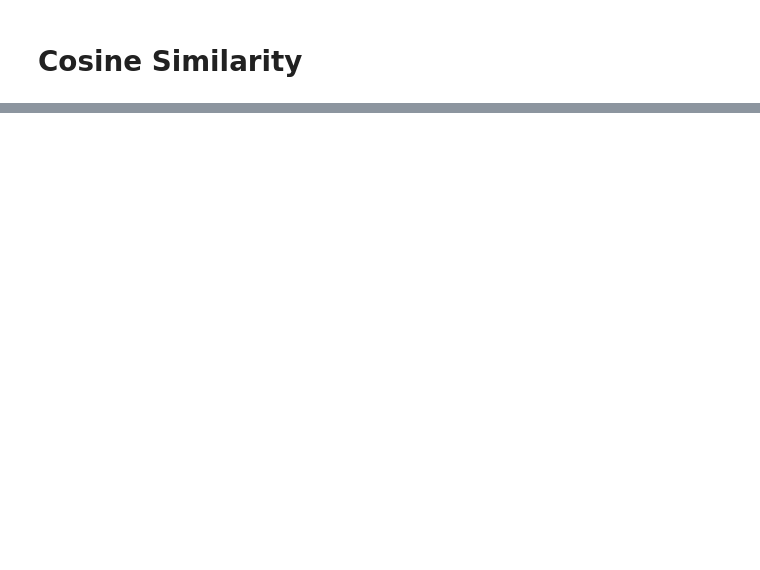
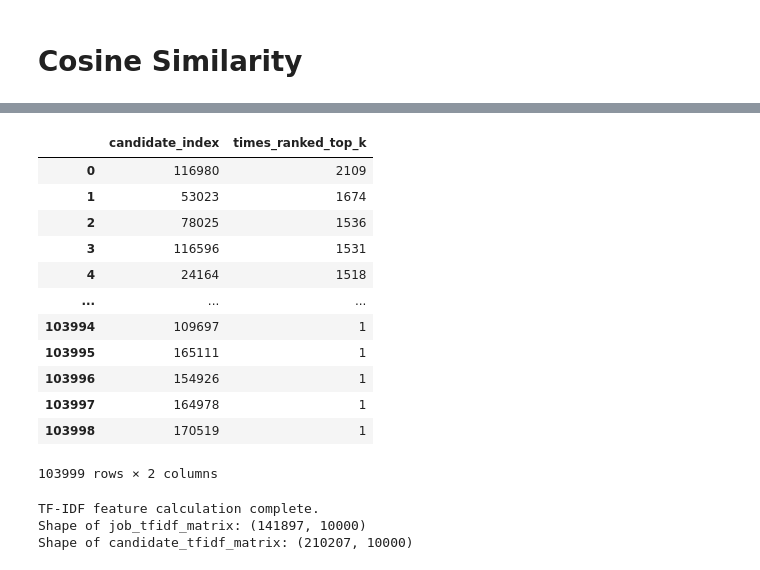
Before and after one commit to devprithvi/DijniResumeRanking, a Jupyter notebook: Preprocessing.ipynb, the cells around one changed output, grey strips where cells are left out. Saved outputs shown, nothing was run; the diff lists cells and outputs as text; code cells hidden in the pictures; blank space fills up the shorter version.

```diff
--- a/Preprocessing.ipynb
+++ b/Preprocessing.ipynb
@@ -1402,0 +1443,19 @@ Shape of candidate_tfidf_matrix: (210207, 10000)
+# %%
+# checking Count how many times each candidate appears in top-k lists
+candidate_ranking_frequency = top_k_matches['candidate_index'].value_counts().reset_index()
+candidate_ranking_frequency.columns = ['candidate_index', 'times_ranked_top_k']
+candidate_ranking_frequency
+# %% [output]
+|  | candidate_index | times_ranked_top_k |
+| 0 | 116980 | 2109 |
+| 1 | 53023 | 1674 |
+| 2 | 78025 | 1536 |
+| 3 | 116596 | 1531 |
+| 4 | 24164 | 1518 |
+| ... | ... | ... |
+| 103994 | 109697 | 1 |
+| 103995 | 165111 | 1 |
+| 103996 | 154926 | 1 |
+| 103997 | 164978 | 1 |
+| 103998 | 170519 | 1 |
+103999 rows × 2 columns
@@ -1402,0 +1469,23 @@ Shape of candidate_tfidf_matrix: (210207, 10000)
+# %%
+from sklearn.feature_extraction.text import TfidfVectorizer
+
+# Initialize TF-IDF Vectorizer
+# Consider adjusting max_features, min_df, max_df, and ngram_range based on your data and needs
+tfidf_vectorizer = TfidfVectorizer(stop_words='english', max_features=10000) # Adjust max_features as needed
+
+# Fit the vectorizer on the combined text data from both jobs and candidates
+# This ensures the vocabulary is built from the entire corpus
+all_text = pd.concat([jobs_df_cleaned['job_text'], cvs_df_cleaned['candidate_text']]).astype(str)
+tfidf_vectorizer.fit(all_text)
+
+# Transform the job and candidate text data into TF-IDF vectors
+job_tfidf_matrix = tfidf_vectorizer.transform(jobs_df_cleaned['job_text'].astype(str))
+candidate_tfidf_matrix = tfidf_vectorizer.transform(cvs_df_cleaned['candidate_text'].astype(str))
+
+print("TF-IDF feature calculation complete.")
+print("Shape of job_tfidf_matrix:", job_tfidf_matrix.shape)
+print("Shape of candidate_tfidf_matrix:", candidate_tfidf_matrix.shape)
+# %% [output]
+TF-IDF feature calculation complete.
+Shape of job_tfidf_matrix: (141897, 10000)
+Shape of candidate_tfidf_matrix: (210207, 10000)
```
Also changed, not shown: parts of 20 cells of this notebook, 2 other files.
